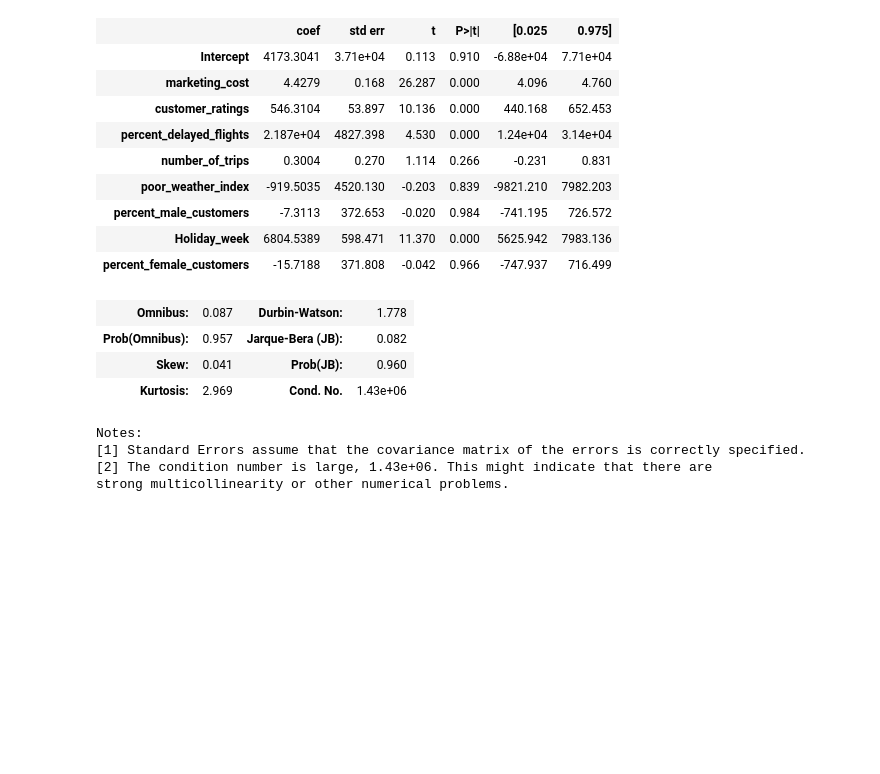
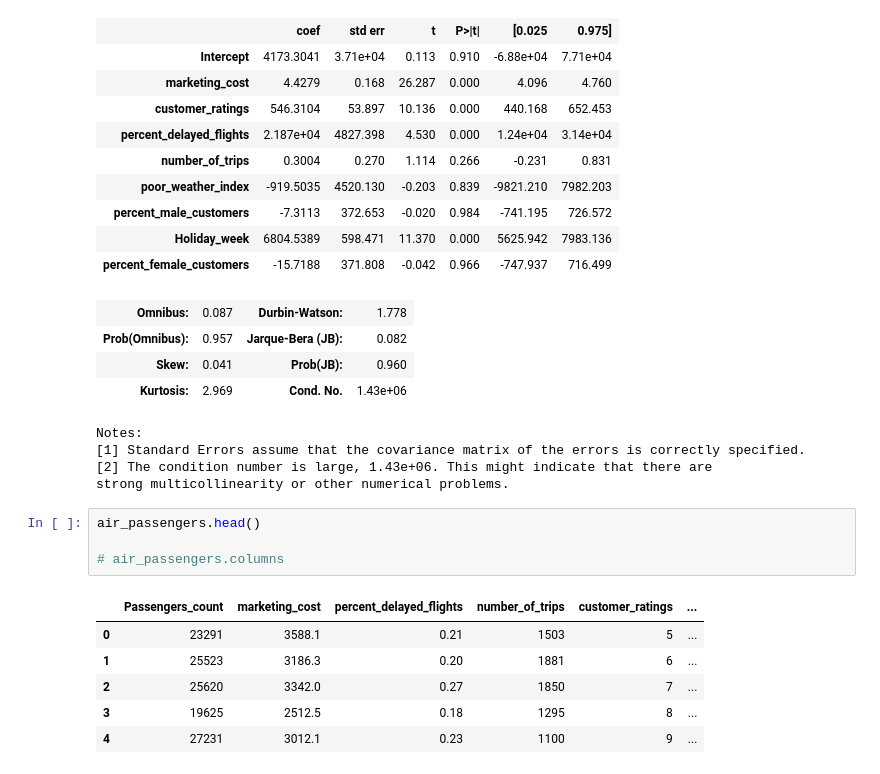
Before and after one commit to nirajacharya13/machine-learning, a Jupyter notebook: regressiion_logistic/air_passengers.ipynb, the cells around one changed output. Cells and saved outputs as stored; diff of their text form; blank space fills up the shorter version.

```diff
--- a/regressiion_logistic/air_passengers.ipynb
+++ b/regressiion_logistic/air_passengers.ipynb
@@ -159,3 +159,14 @@ Notes:
 [1] Standard Errors assume that the covariance matrix of the errors is correctly specified.
 [2] The condition number is large, 1.43e+06. This might indicate that there are
 strong multicollinearity or other numerical problems.
+# %%
+air_passengers.head()
+
+# air_passengers.columns
+# %% [output]
+|  | Passengers_count | marketing_cost | percent_delayed_flights | number_of_trips | customer_ratings | ... |
+| 0 | 23291 | 3588.1 | 0.21 | 1503 | 5 | ... |
+| 1 | 25523 | 3186.3 | 0.20 | 1881 | 6 | ... |
+| 2 | 25620 | 3342.0 | 0.27 | 1850 | 7 | ... |
+| 3 | 19625 | 2512.5 | 0.18 | 1295 | 8 | ... |
+| 4 | 27231 | 3012.1 | 0.23 | 1100 | 9 | ... |
```
Also changed, not shown: parts of 4 cells of this notebook, 6 other files.
